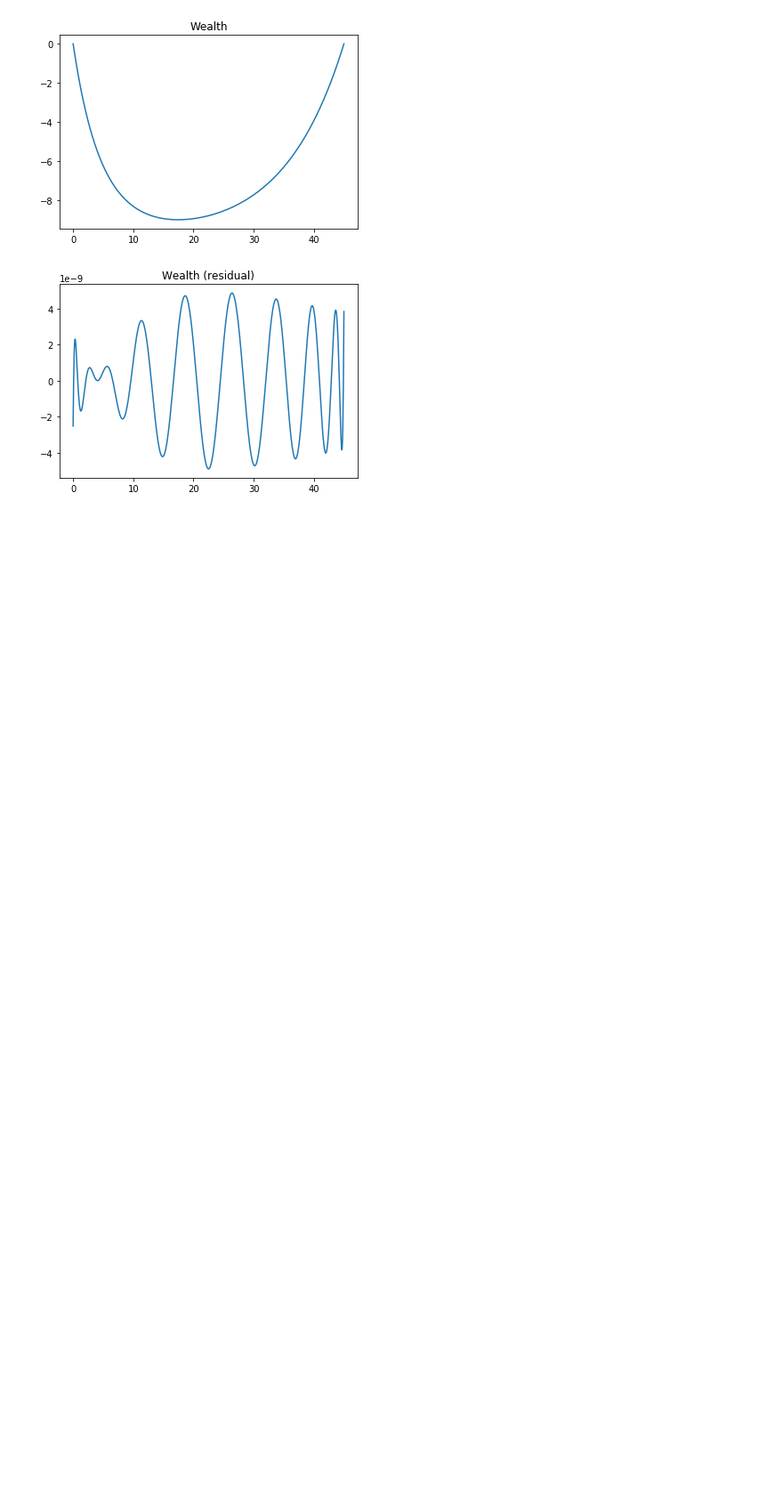
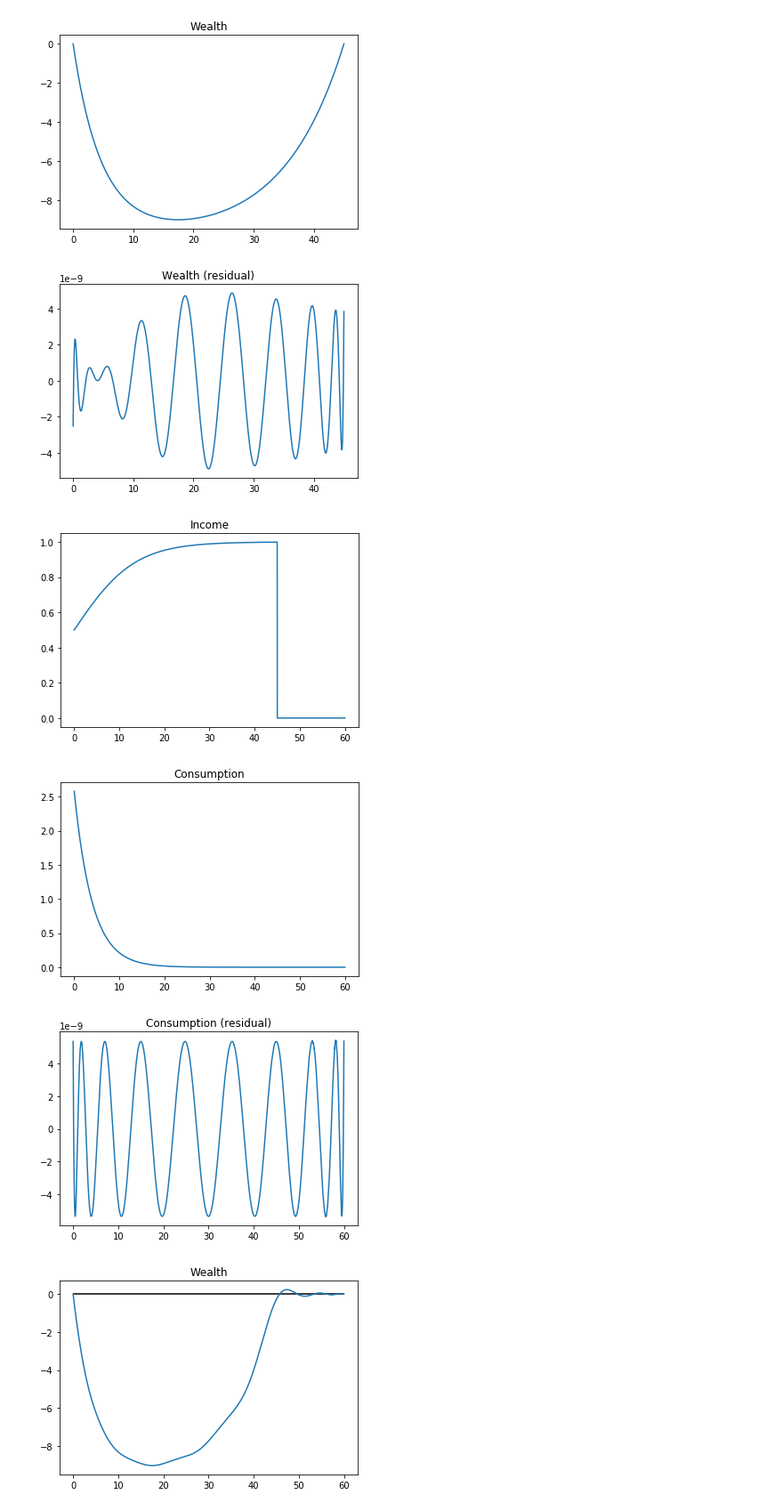
Before and after one commit to Takahiro-Toriyabe/ApplCompEconFinance, a Jupyter notebook: src/ex6.ipynb, the cells around one changed output. Shown at 89% size. Cells and saved outputs as stored; diff of their text form; code cells hidden in the pictures; blank space fills up the shorter version.

```diff
--- a/src/ex6.ipynb
+++ b/src/ex6.ipynb
@@ -225,3 +225,54 @@ Converged with order-19 polynomial
 [figure]
 [figure]
 [figure]
+# %%
+# Exercise 6.5 (b)
+class AgentRetire(Agent):
+
+    def __init__(self, T, lm, rho, r, alpha, R):
+        super().__init__(T, lm, rho, r, alpha)
+        self.R = R
+
+    def income(self, t):
+        flag_working = np.vectorize(lambda x: x <= self.T - self.R)(t)
+        return flag_working * 1 / (1 + np.exp(-self.alpha * t))
+
+# Solve the problem
+R, t_fit_retire = 15, np.linspace(0, T + R, 10000)
+agent_retire = AgentRetire(T + R, lm, rho, r, alpha, R)
+k = 19
+sol = solver_sub6_5a(k, agent_retire)
+params_c, params_w = sol.x[:k], sol.x[k:]
+
+# Visualize the result
+plt.plot(t_fit_retire, agent_retire.income(t_fit_retire))
+plt.title('Income')
+plt.show()
+
+c_fit_retire = chebyshev.chebval(t_fit_retire, params_c)
+plt.plot(t_fit_retire, c_fit_retire)
+plt.title('Consumption')
+plt.show()
+
+resid_retire = get_resid6_5a(k, t_fit_retire, sol.x, agent_retire)[:-2]
+resid_retire_c, resid_retire_w \
+    = resid_retire[:len(t_fit_retire)], resid_retire[len(t_fit_retire):]
+
+plt.plot(t_fit_retire, resid_retire_c)
+plt.title('Consumption (residual)')
+plt.show()
+
+w_fit_retire = chebyshev.chebval(t_fit_retire, params_w)
+plt.plot(t_fit_retire, w_fit_retire)
+plt.hlines(0, 0, T + R)
+plt.title('Wealth')
+plt.show()
+
+plt.plot(t_fit_retire, resid_retire_w)
+plt.title('Wealth (residual)')
+plt.show()
+# %% [output]
+[figure, added]
+[figure, added]
+[figure, added]
+[figure, added]
```
Also changed, not shown: parts of 2 cells of this notebook.
